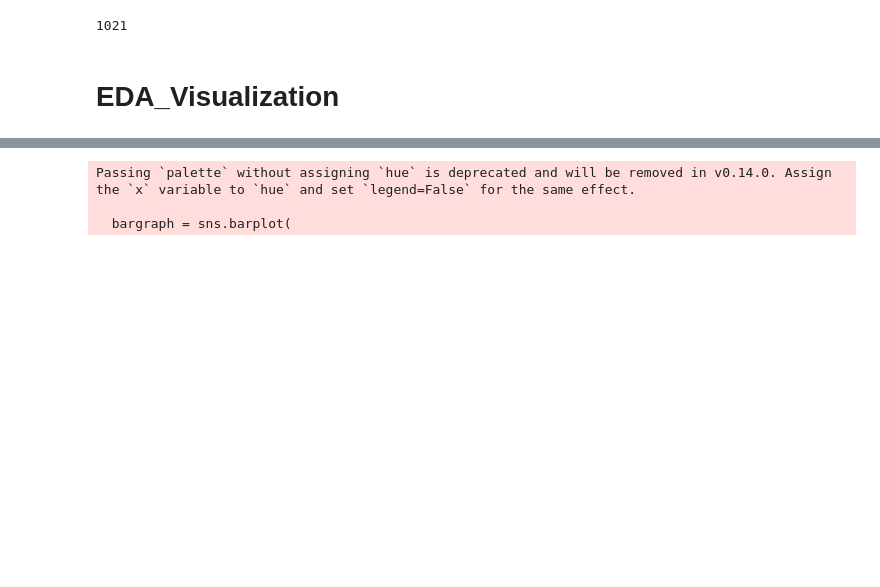
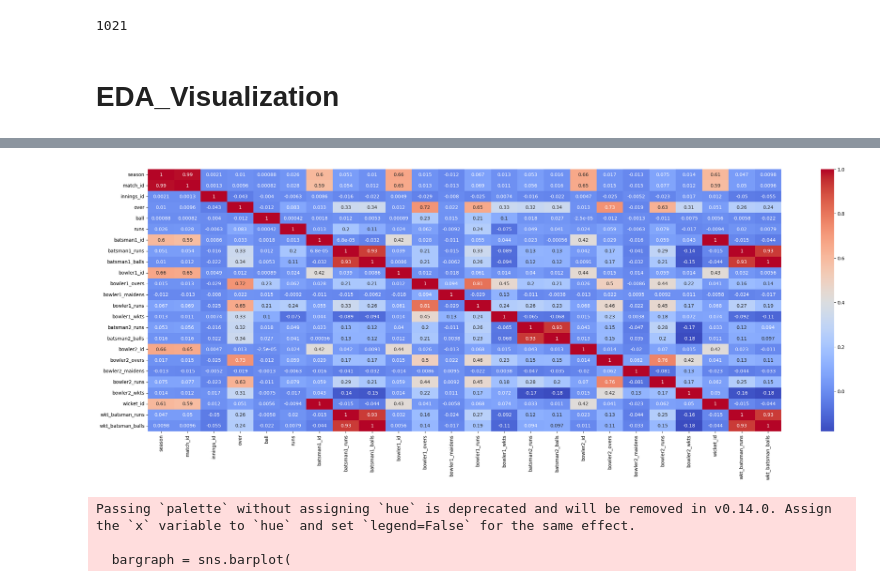
Before and after one commit to amalsalilan/IPL_Infographics_Data_Analytics_-_Data_Visualization_Infosys_Internship_Oct2024, a Jupyter notebook: final_notebook.ipynb, the cells around one changed output, grey strips where cells are left out. Saved outputs shown, nothing was run; the diff lists cells and outputs as text; code cells hidden in the pictures; blank space fills up the shorter version.

```diff
--- a/final_notebook.ipynb
+++ b/final_notebook.ipynb
@@ -87,7 +89,9 @@ plt.show()
 # %%
 plt.figure(figsize=(30, 10))
-sns.heatmap(df.corr(), annot=True, cmap='coolwarm')
+sns.heatmap(df.select_dtypes(include=np.number).corr(), annot=True, cmap='coolwarm')
 plt.show()
+# %% [output]
+[figure, added]
 # %%
 matches_per_season = (
     df.groupby('season')['match_id']
```
Also changed, not shown: parts of 1 cell of this notebook.
